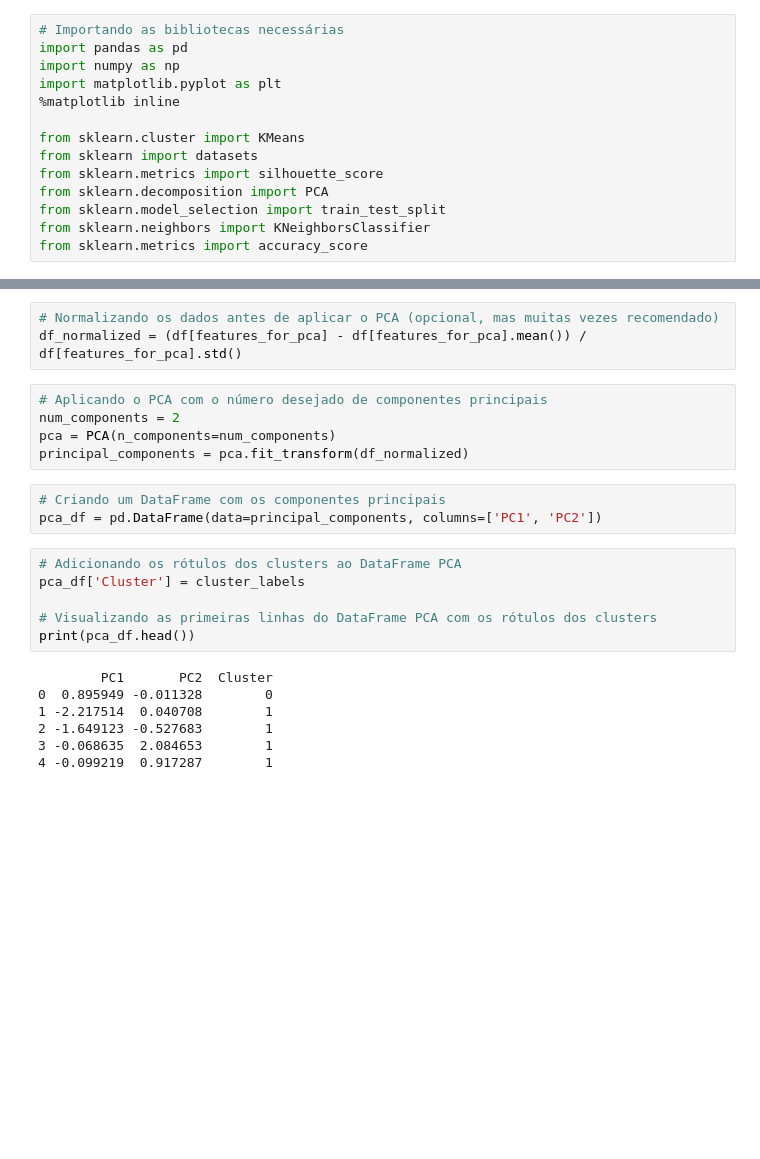
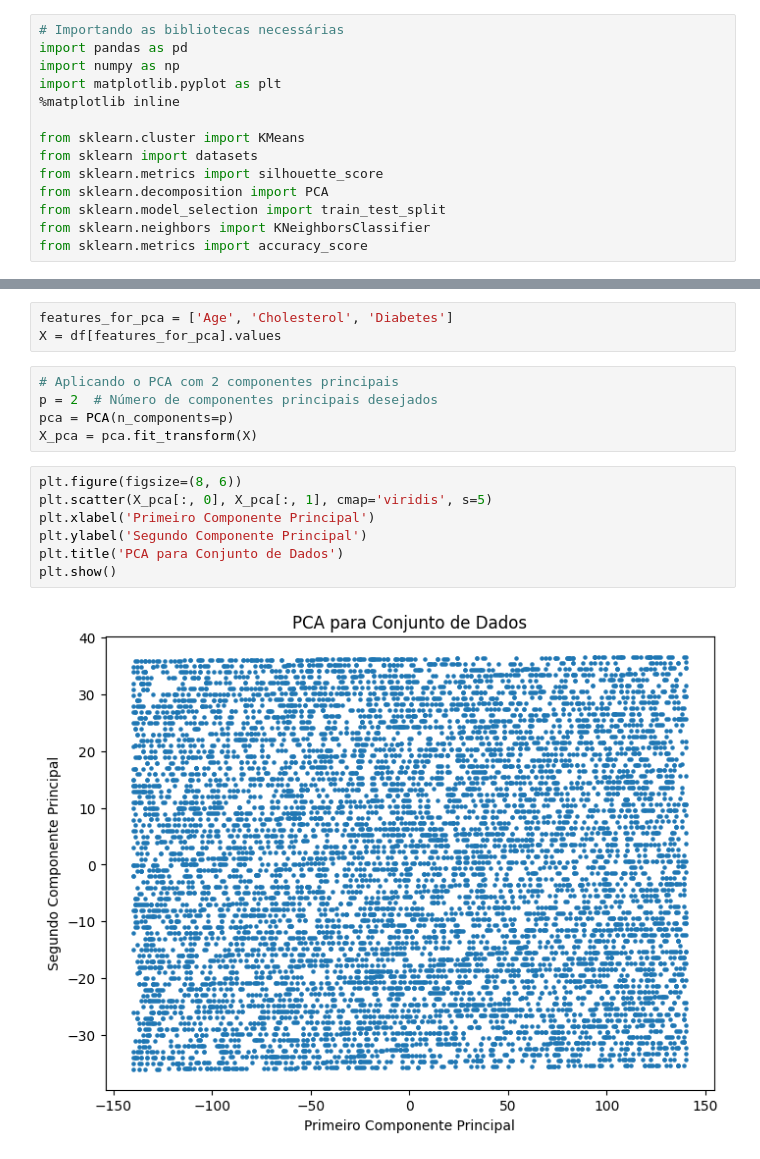
Before and after one commit to gs-notridame/artificial-intelligence, a Jupyter notebook: Analise exploratoria e PCA/Analise exploratoria e PCA.ipynb, the cells around one changed output, grey strips where cells are left out. Saved outputs shown, nothing was run; the diff lists cells and outputs as text; blank space fills up the shorter version.

```diff
--- a/Analise exploratoria e PCA/Analise exploratoria e PCA.ipynb
+++ b/Analise exploratoria e PCA/Analise exploratoria e PCA.ipynb
@@ -175,24 +172,17 @@ features_for_pca = ['Age', 'Cholesterol']
-# %%
-# Normalizando os dados antes de aplicar o PCA (opcional, mas muitas vezes recomendado)
-df_normalized = (df[features_for_pca] - df[features_for_pca].mean()) / df[features_for_pca].std()
+# %%
+features_for_pca = ['Age', 'Cholesterol', 'Diabetes']
+X = df[features_for_pca].values
 # %%
-# Aplicando o PCA com o número desejado de componentes principais
-num_components = 2
-pca = PCA(n_components=num_components)
-principal_components = pca.fit_transform(df_normalized)
+# Aplicando o PCA com 2 componentes principais
+p = 2  # Número de componentes principais desejados
+pca = PCA(n_components=p)
+X_pca = pca.fit_transform(X)
-# %%
-# Criando um DataFrame com os componentes principais
-pca_df = pd.DataFrame(data=principal_components, columns=['PC1', 'PC2'])
-# %%
-# Adicionando os rótulos dos clusters ao DataFrame PCA
-pca_df['Cluster'] = cluster_labels
-
-# Visualizando as primeiras linhas do DataFrame PCA com os rótulos dos clusters
-print(pca_df.head())
-# %% [output]
-        PC1       PC2  Cluster
-0  0.895949 -0.011328        0
-1 -2.217514  0.040708        1
-2 -1.649123 -0.527683        1
-3 -0.068635  2.084653        1
-4 -0.099219  0.917287        1
+# %%
+plt.figure(figsize=(8, 6))
+plt.scatter(X_pca[:, 0], X_pca[:, 1], cmap='viridis', s=5)
+plt.xlabel('Primeiro Componente Principal')
+plt.ylabel('Segundo Componente Principal')
+plt.title('PCA para Conjunto de Dados')
+plt.show()
+# %% [output]
+[figure, added]
```
Also changed, not shown: parts of 2 cells of this notebook.
